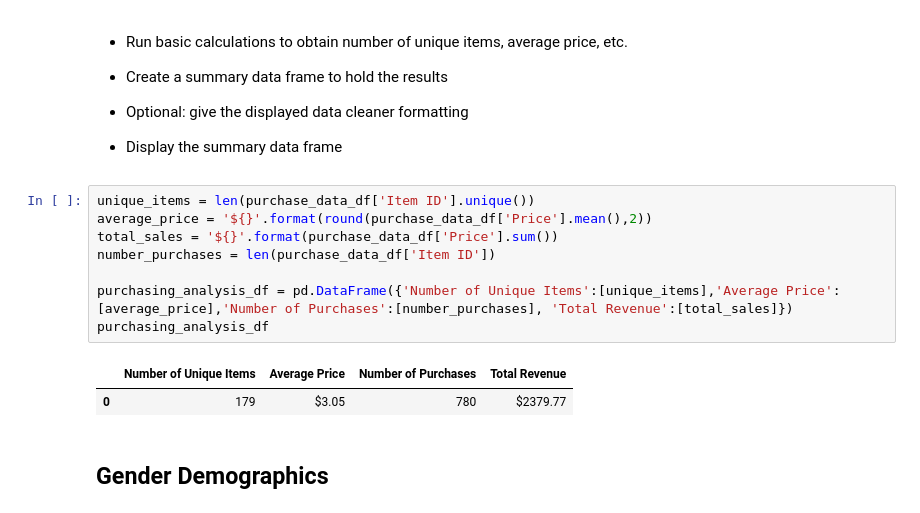
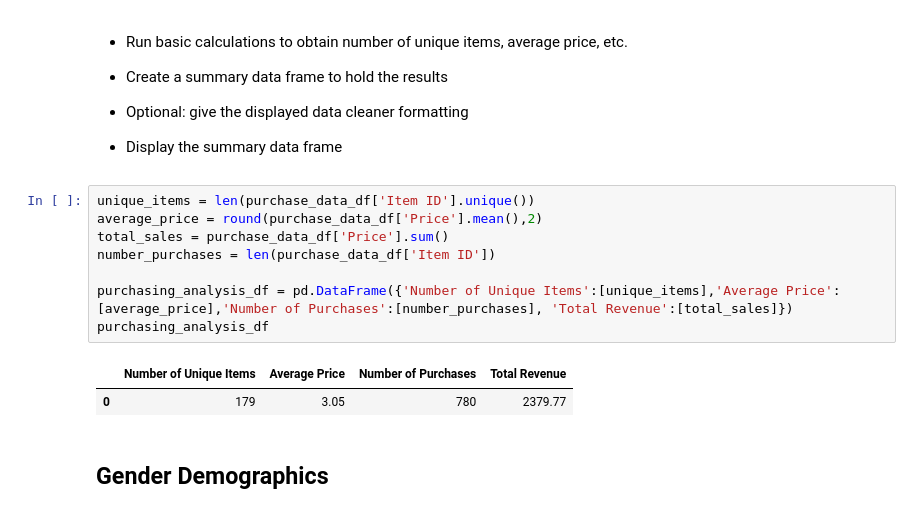
Before and after one commit to NoahGoldstein13/pandas-challenge, a Jupyter notebook: HeroesOfPymoli/HeroesOfPymoli_starter.ipynb, the cells around one changed output. Cells and saved outputs as stored; diff of their text form.

```diff
--- a/HeroesOfPymoli/HeroesOfPymoli_starter.ipynb
+++ b/HeroesOfPymoli/HeroesOfPymoli_starter.ipynb
@@ -45,15 +45,15 @@ players_df
 * Display the summary data frame
 # %%
 unique_items = len(purchase_data_df['Item ID'].unique())
-average_price = '${}'.format(round(purchase_data_df['Price'].mean(),2))
-total_sales = '${}'.format(purchase_data_df['Price'].sum())
+average_price = round(purchase_data_df['Price'].mean(),2)
+total_sales = purchase_data_df['Price'].sum()
 number_purchases = len(purchase_data_df['Item ID'])
 
 purchasing_analysis_df = pd.DataFrame({'Number of Unique Items':[unique_items],'Average Price':[average_price],'Number of Purchases':[number_purchases], 'Total Revenue':[total_sales]})
 purchasing_analysis_df
 # %% [output]
 |  | Number of Unique Items | Average Price | Number of Purchases | Total Revenue |
-| 0 | 179 | $3.05 | 780 | $2379.77 |
+| 0 | 179 | 3.05 | 780 | 2379.77 |
 # %% [markdown]
 ## Gender Demographics
 # %% [markdown]
```
